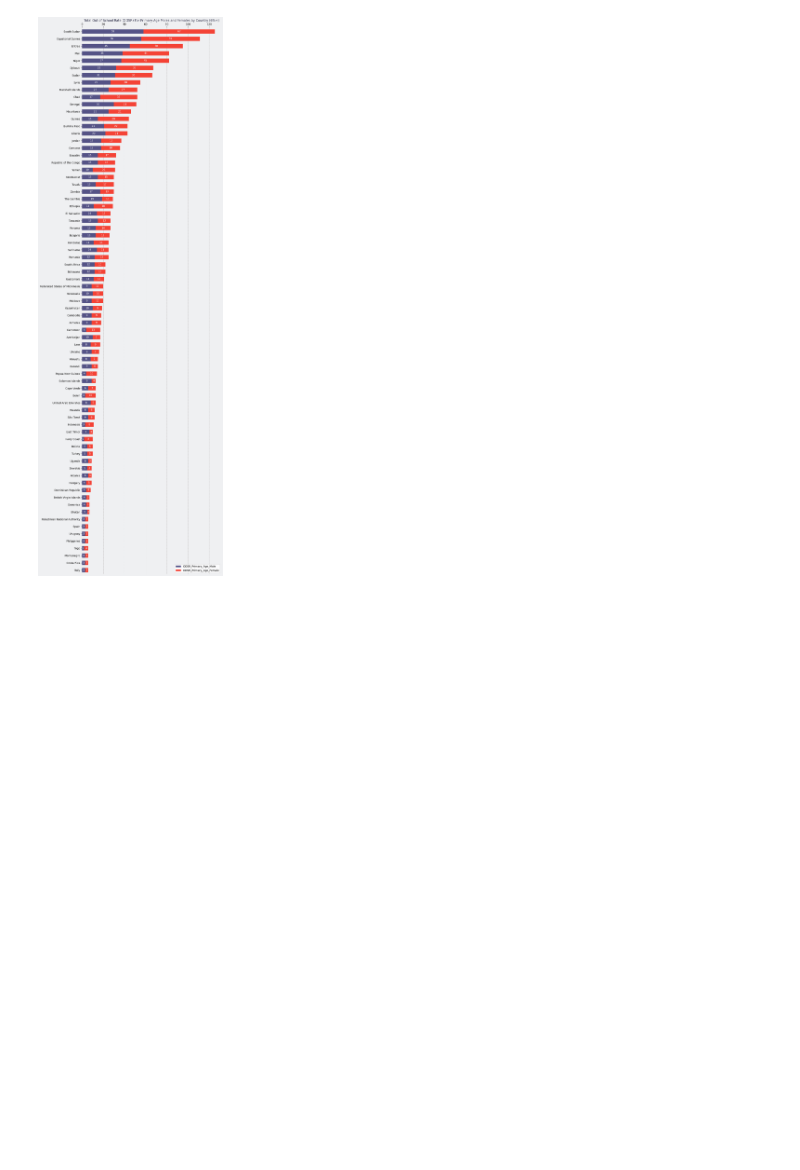
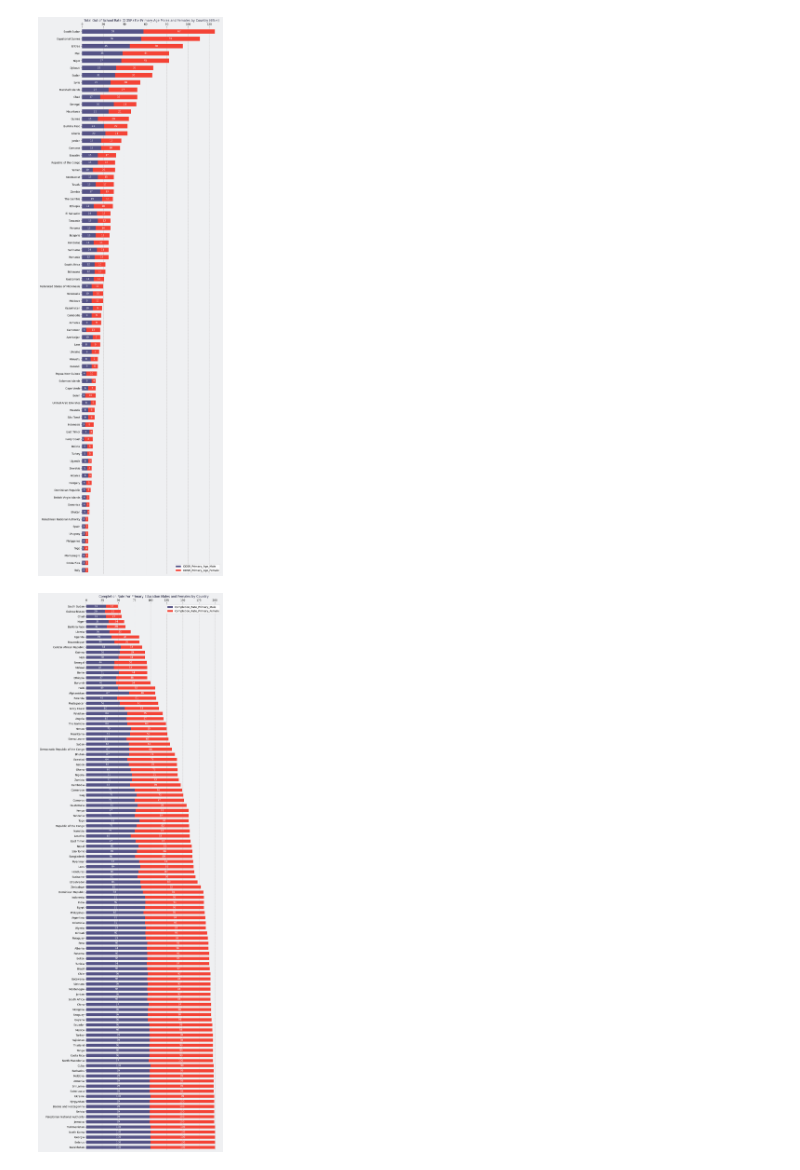
Before and after one commit to kik369/world_education_data, a Jupyter notebook: global_education.ipynb, the cells around one changed output. Cells and saved outputs as stored; diff of their text form; code cells hidden in the pictures; blank space fills up the shorter version.

Commit message:
add primary education completion rate

```diff
--- a/global_education.ipynb
+++ b/global_education.ipynb
@@ -197,3 +197,96 @@ plt.savefig("./output/Total_OOSR_Primary_Age_v.svg", format="svg")
 plt.show()
 # %% [output]
 [figure]
+# %%
+# Create a copy of the filtered DataFrame to avoid SettingWithCopyWarning
+filtered_df = df.query(
+    "Completion_Rate_Primary_Male != 0 and Completion_Rate_Primary_Female != 0"
+).copy()
+
+# Add the temporary column for sorting
+filtered_df["Temp_Total_Completion_Rate_Primary"] = (
+    filtered_df["Completion_Rate_Primary_Male"]
+    + filtered_df["Completion_Rate_Primary_Female"]
+)
+
+# Continue with grouping and plotting as before...
+
+
+# Grouping the filtered DataFrame
+sorted_df = (
+    filtered_df.groupby("Countries and areas")[
+        [
+            "Completion_Rate_Primary_Male",
+            "Completion_Rate_Primary_Female",
+            "Temp_Total_Completion_Rate_Primary",
+        ]
+    ]
+    .sum()
+    .sort_values(by="Temp_Total_Completion_Rate_Primary", ascending=True)
+)
+
+
+# Dropping the temporary column used for sorting before plotting
+sorted_df.drop("Temp_Total_Completion_Rate_Primary", axis=1, inplace=True)
+
+# Selecting the top 75 entries and reversing their order to plot the highest values at the top
+sorted_df = sorted_df.iloc[::-1]
+
+# Setting up the plot with a specified size and background color
+plt.figure(figsize=(10, 30), facecolor="#EFF0F2")
+ax = plt.gca()
+ax.set_facecolor("#EFF0F2")
+
+# Customizing the plot spines to match the background color
+for spine in ax.spines.values():
+    spine.set_edgecolor("#EFF0F2")
+
+# Moving the x-axis to the top for a clearer visualization in a horizontal bar chart
+ax.xaxis.tick_top()
+ax.xaxis.set_label_position("top")
+
+# Plotting the data as a horizontal stacked bar chart with custom colors for male and female rates
+sorted_df.plot(
+    kind="barh",
+    color=["#555386", "#F44336"],
+    stacked=True,
+    ax=ax,
+    width=0.6,
+    zorder=3,
+)
+
+# Adding a title to the plot with custom styling
+plt.title(
+    "Completion Rate For Primary Education Males and Females by Country",
+    color="#282943",
+    fontsize=12,
+)
+plt.grid(axis="x", linestyle=":", zorder=0, color="#857C79")
+
+# Adding data labels to each bar segment for easy reading of values
+for p in ax.patches:
+    ax.text(
+        p.get_x() + p.get_width() / 2,
+        p.get_y() + p.get_height() / 2,
+        f"{int(p.get_width()):,}",
+        ha="center",
+        va="center",
+        fontsize=10,
+        color="#EFF0F2",
+    )
+
+plt.ylabel("")
+
+# Automatically positioning the legend in the best location
+ax.legend(loc="best")
+
+# Adjusting the layout for a neat and tight fit of all plot elements
+plt.tight_layout()
+
+# Saving the plot as an SVG file in the specified directory
+plt.savefig("./output/Total_Completion_Rate_Primary_v.svg", format="svg")
+
+# Displaying the plot
+plt.show()
+# %% [output]
+[figure, added]
```
Also changed, not shown: 1 other file.
